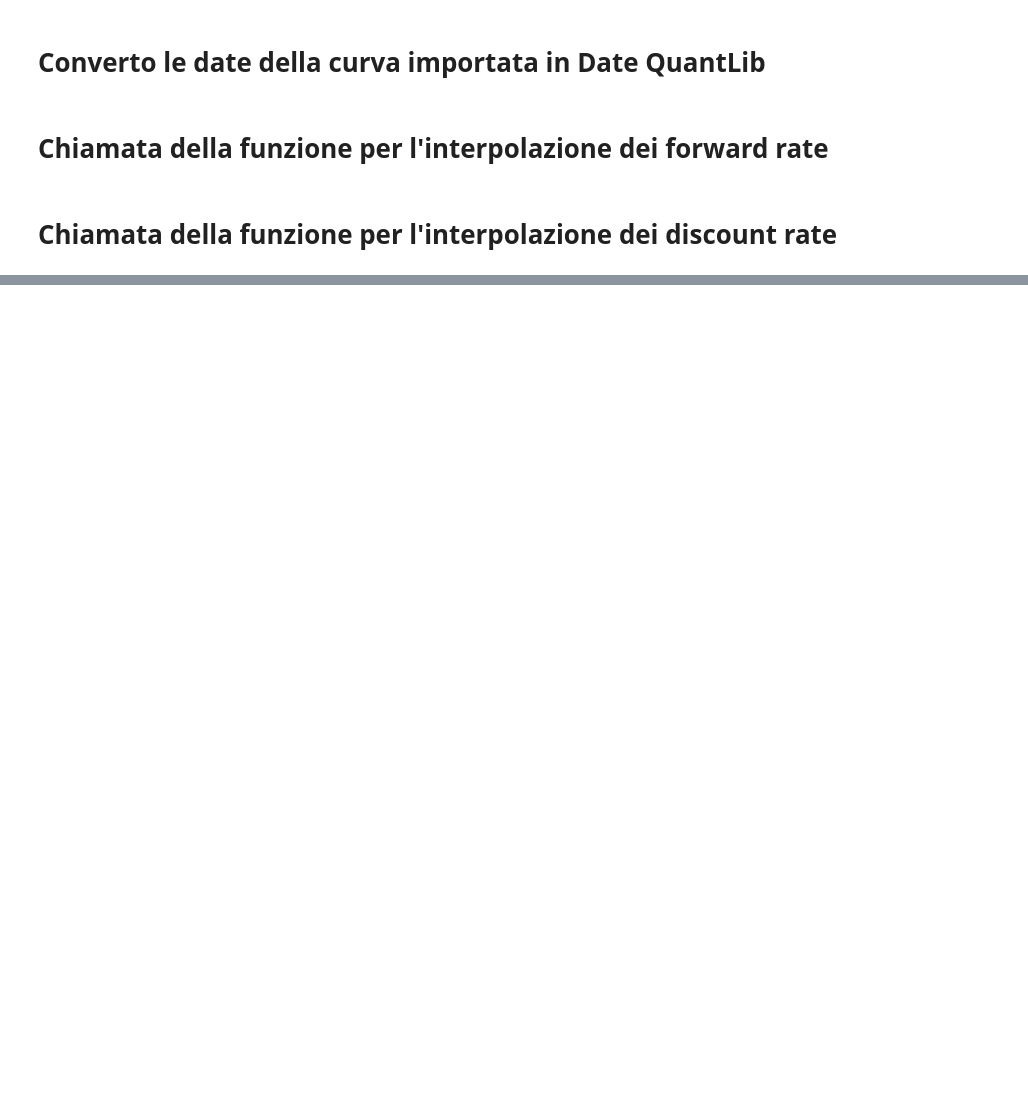
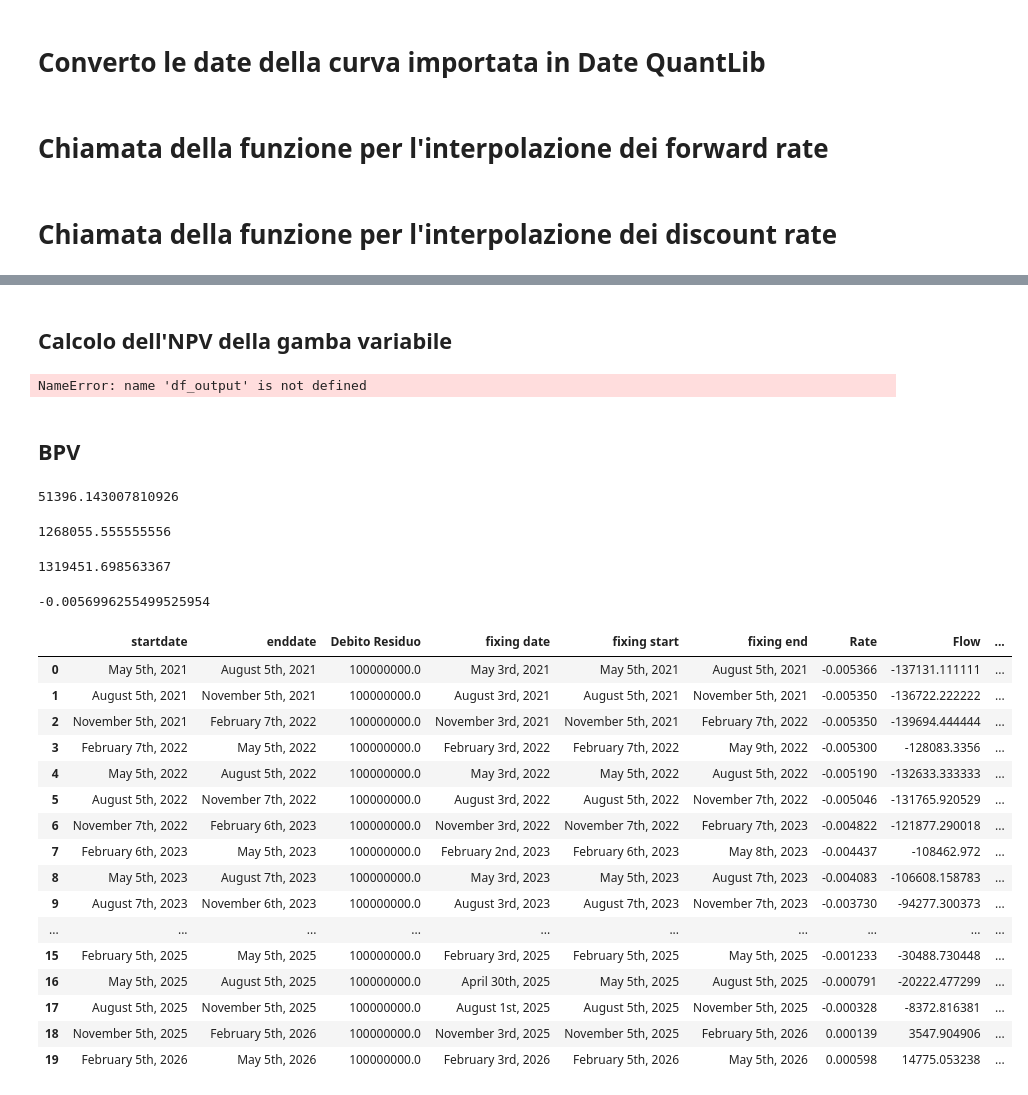
Before and after one commit to MPrazzoli/corpsol, a Jupyter notebook: main.ipynb, the cells around one changed output, grey strips where cells are left out. Cells and saved outputs as stored; diff of their text form; code cells hidden in the pictures; blank space fills up the shorter version.

```diff
--- a/main.ipynb
+++ b/main.ipynb
@@ -142,11 +189,22 @@ for i, d in enumerate(market_dict['ESTIMATION'].zero_curve_rate_df['DATE']):
   market_dict['ESTIMATION'].zero_curve_rate_df['DATE'].iloc[i] = Date(d.day,d.month,d.year)
 for i, d in enumerate(market_dict['DISCOUNT'].zero_curve_rate_df['DATE']):
   market_dict['DISCOUNT'].zero_curve_rate_df['DATE'].iloc[i] = Date(d.day,d.month,d.year)
+# %%
+if underlying == 'EURIBOR 1W':
+    Fixing_EUR = market_dict['HISTORICAL'].historical_fixed_rate_df['FIXING_VALUE'][0]
+elif underlying == 'EURIBOR 1M':
+    Fixing_EUR = market_dict['HISTORICAL'].historical_fixed_rate_df['FIXING_VALUE'][1]
+elif underlying == 'EURIBOR 3M':
+    Fixing_EUR = market_dict['HISTORICAL'].historical_fixed_rate_df['FIXING_VALUE'][2]
+elif underlying == 'EURIBOR 6M':
+    Fixing_EUR = market_dict['HISTORICAL'].historical_fixed_rate_df['FIXING_VALUE'][3]
+elif underlying == 'EURIBOR 1Y':
+    Fixing_EUR = market_dict['HISTORICAL'].historical_fixed_rate_df['FIXING_VALUE'][4]
 # %% [markdown]
 # Chiamata della funzione per l'interpolazione dei forward rate
 # %%
-estimation_rate_function(market_dict['ESTIMATION'].zero_curve_rate_df,df_output['fixing start'], df_output['fixing end'], ref_date)
+forward_rate = estimation_rate_function(market_dict['ESTIMATION'].zero_curve_rate_df,df_output['fixing start'], df_output['fixing end'],ref_date, Fixing_EUR)
 # %% [markdown]
 # Chiamata della funzione per l'interpolazione dei discount rate
 # %%
-discount_rate_function(market_dict['DISCOUNT'].zero_curve_rate_df,ref_date,df_output)
+discount_factor = discount_rate_function(market_dict['DISCOUNT'].zero_curve_rate_df,ref_date,df_output)
@@ -152,0 +231,25 @@ discount_rate_function(market_dict['DISCOUNT'].zero_curve_rate_df,ref_date,df_ou
+# %% [markdown]
+## Calcolo dell'NPV della gamba variabile
+# %%
+year_fraction = (df_output['enddate'] - df_output['startdate'])/ 360
+df_output['Rate'] = forward_rate
+df_output['Flow'] = year_fraction * df_output['Debito Residuo'] * df_output['Rate']
+df_output['discount factor'] = discount_factor
+df_output['Discounted Flow'] = round((df_output['Flow'] * df_output['discount factor']),2)
+NPV_leg_float = df_output['Discounted Flow'].sum()
+NPV_leg_float
+# %% [output]
+NameError: name 'df_output' is not defined
+# %% [markdown]
+## BPV
+# %%
+BPV = year_fraction * df_output['Debito Residuo'] * 0.0001 * df_output['discount factor']
+BPV.sum()
+# %% [output]
+51396.143007810926
+# %%
+bp_margine = 0.0025
+Utile = year_fraction * df_output['Debito Residuo'] * bp_margine
+Utile.sum()
+# %% [output]
+1268055.555555556
@@ -152,0 +258,4 @@ discount_rate_function(market_dict['DISCOUNT'].zero_curve_rate_df,ref_date,df_ou
+# %%
+NPV_obiettivo
+# %% [output]
+1319451.698563367
@@ -152,0 +266,24 @@ discount_rate_function(market_dict['DISCOUNT'].zero_curve_rate_df,ref_date,df_ou
+# %%
+tasso_certo
+# %% [output]
+-0.0056996255499525954
+# %%
+df_output
+# %% [output]
+|  | startdate | enddate | Debito Residuo | fixing date | fixing start | fixing end | Rate | Flow | ... |
+| 0 | May 5th, 2021 | August 5th, 2021 | 100000000.0 | May 3rd, 2021 | May 5th, 2021 | August 5th, 2021 | -0.005366 | -137131.111111 | ... |
+| 1 | August 5th, 2021 | November 5th, 2021 | 100000000.0 | August 3rd, 2021 | August 5th, 2021 | November 5th, 2021 | -0.005350 | -136722.222222 | ... |
+| 2 | November 5th, 2021 | February 7th, 2022 | 100000000.0 | November 3rd, 2021 | November 5th, 2021 | February 7th, 2022 | -0.005350 | -139694.444444 | ... |
+| 3 | February 7th, 2022 | May 5th, 2022 | 100000000.0 | February 3rd, 2022 | February 7th, 2022 | May 9th, 2022 | -0.005300 | -128083.3356 | ... |
+| 4 | May 5th, 2022 | August 5th, 2022 | 100000000.0 | May 3rd, 2022 | May 5th, 2022 | August 5th, 2022 | -0.005190 | -132633.333333 | ... |
+| 5 | August 5th, 2022 | November 7th, 2022 | 100000000.0 | August 3rd, 2022 | August 5th, 2022 | November 7th, 2022 | -0.005046 | -131765.920529 | ... |
+| 6 | November 7th, 2022 | February 6th, 2023 | 100000000.0 | November 3rd, 2022 | November 7th, 2022 | February 7th, 2023 | -0.004822 | -121877.290018 | ... |
+| 7 | February 6th, 2023 | May 5th, 2023 | 100000000.0 | February 2nd, 2023 | February 6th, 2023 | May 8th, 2023 | -0.004437 | -108462.972 | ... |
+| 8 | May 5th, 2023 | August 7th, 2023 | 100000000.0 | May 3rd, 2023 | May 5th, 2023 | August 7th, 2023 | -0.004083 | -106608.158783 | ... |
+| 9 | August 7th, 2023 | November 6th, 2023 | 100000000.0 | August 3rd, 2023 | August 7th, 2023 | November 7th, 2023 | -0.003730 | -94277.300373 | ... |
+| ... | ... | ... | ... | ... | ... | ... | ... | ... | ... |
+| 15 | February 5th, 2025 | May 5th, 2025 | 100000000.0 | February 3rd, 2025 | February 5th, 2025 | May 5th, 2025 | -0.001233 | -30488.730448 | ... |
+| 16 | May 5th, 2025 | August 5th, 2025 | 100000000.0 | April 30th, 2025 | May 5th, 2025 | August 5th, 2025 | -0.000791 | -20222.477299 | ... |
+| 17 | August 5th, 2025 | November 5th, 2025 | 100000000.0 | August 1st, 2025 | August 5th, 2025 | November 5th, 2025 | -0.000328 | -8372.816381 | ... |
+| 18 | November 5th, 2025 | February 5th, 2026 | 100000000.0 | November 3rd, 2025 | November 5th, 2025 | February 5th, 2026 | 0.000139 | 3547.904906 | ... |
+| 19 | February 5th, 2026 | May 5th, 2026 | 100000000.0 | February 3rd, 2026 | February 5th, 2026 | May 5th, 2026 | 0.000598 | 14775.053238 | ... |
```
Also changed, not shown: parts of 9 cells of this notebook, 1 other file.
